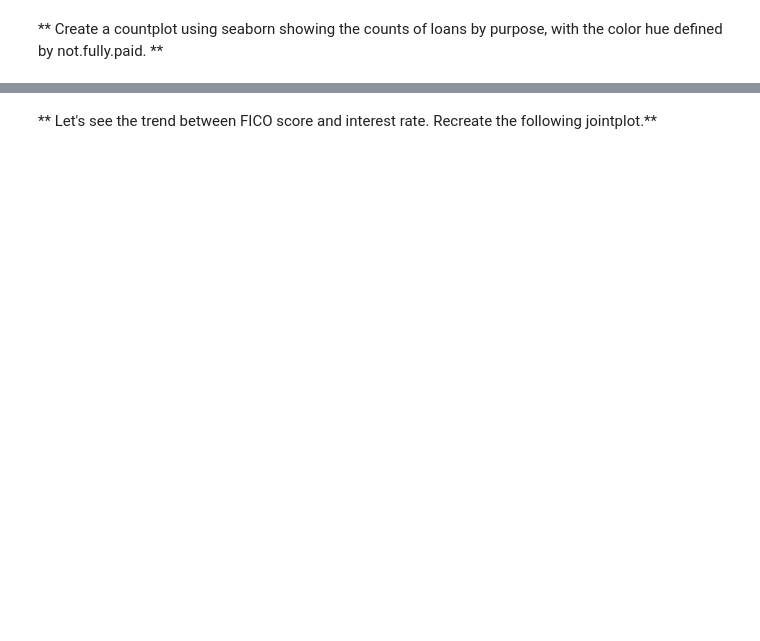
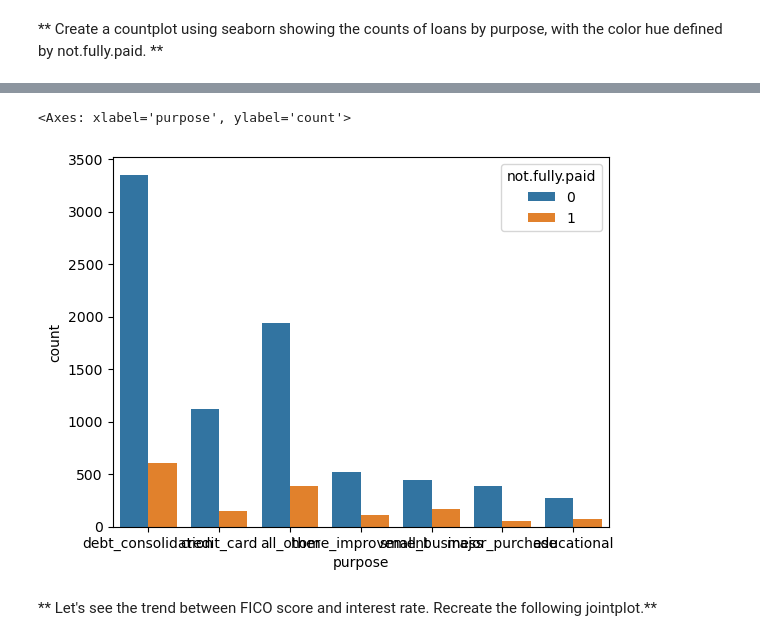
Before and after one commit to cresphere/ARTI308-Labs, a Jupyter notebook: Lab-9/02-Decision Trees and Random Forest Project.ipynb, the cells around one changed output, grey strips where cells are left out. Cells and saved outputs as stored; diff of their text form; code cells hidden in the pictures; blank space fills up the shorter version.

```diff
--- a/Lab-9/02-Decision Trees and Random Forest Project.ipynb
+++ b/Lab-9/02-Decision Trees and Random Forest Project.ipynb
@@ -107,2 +105,7 @@ Let's do some data visualization! We'll use seaborn and pandas built-in plotting
+# %%
+sns.countplot(hue="not.fully.paid", x='purpose', data=df)
+# %% [output]
+<Axes: xlabel='purpose', ylabel='count'>
+[figure, added]
 # %% [markdown]
 ** Let's see the trend between FICO score and interest rate. Recreate the following jointplot.**
```
Also changed, not shown: parts of 36 cells of this notebook.
